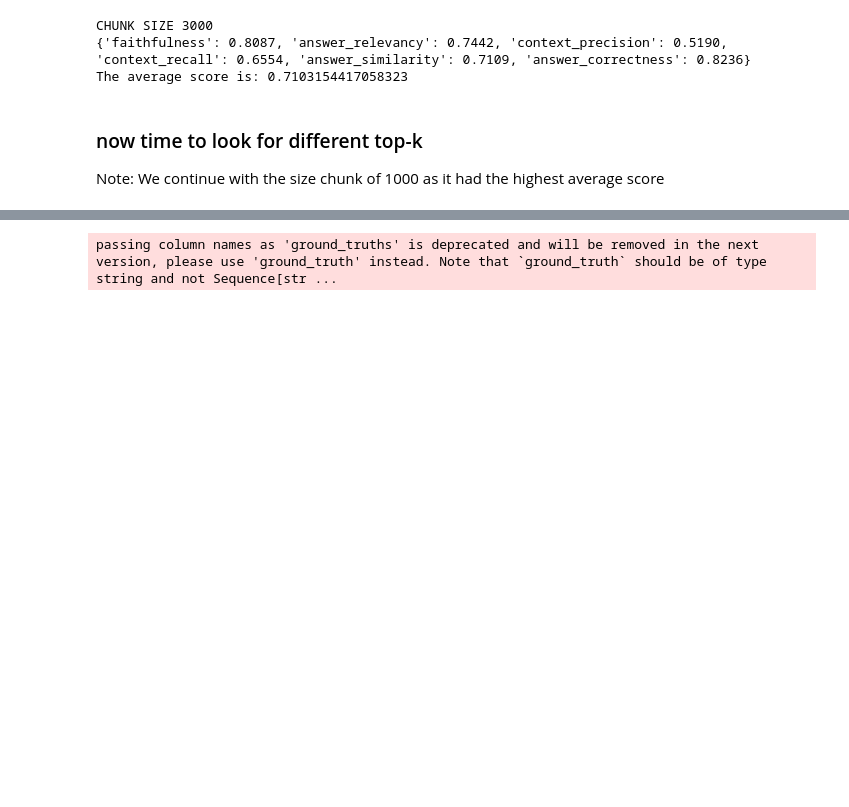
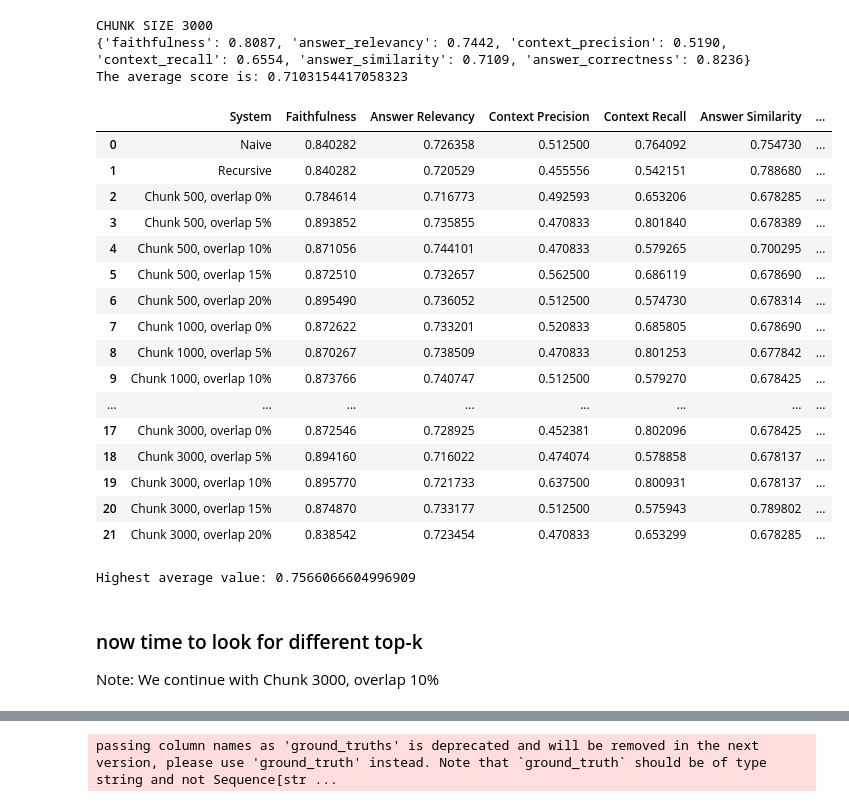
Before and after one commit to misslapina123/thesis-rag, a Jupyter notebook: reports/ballad_reporting.ipynb, the cells around one changed output, grey strips where cells are left out. Cells and saved outputs as stored; diff of their text form; code cells hidden in the pictures; blank space fills up the shorter version.

Commit message:
Reporting/analysis of ballad done

```diff
--- a/reports/ballad_reporting.ipynb
+++ b/reports/ballad_reporting.ipynb
@@ -249,7 +285,7 @@ db_naive = Chroma(persist_directory = "../ballad/vectordb/naive", embedding_func
 retriever_naive = db_naive.as_retriever()
 # %%
-template = """{question}.
-Provided context {context}."""
+template = """User input {question}.
+Context {context}."""
 prompt = ChatPromptTemplate.from_template(template)
 # %%
 answers_naive = []
@@ -271,6 +309,6 @@ for query in questions:
 # %%
-result_naive_rag = evaluation_rag(questions, answers_naive, contexts_naive, ground_truths)
+result_naive_rag = evaluate_system("Naive", questions, answers_naive, contexts_naive, ground_truths)
+results_df = pd.concat([results_df, result_naive_rag], ignore_index=True)
 print(result_naive_rag)
-avg_result_naive_rag, dict_result_naive_rag = dictionary(result_naive_rag)
 # %% [output]
 passing column names as 'ground_truths' is deprecated and will be removed in the next version, please use 'ground_truth' instead. Note that `ground_truth` should be of type string and not Sequence[str ...
@@ -319,0 +355,4 @@ The average score is: 0.6902103845750811
+# %%
+result_recursive = evaluate_system("Recursive", questions, answers_naive, contexts_naive, ground_truths)
+results_df = pd.concat([results_df, result_recursive], ignore_index=True)
+result_recursive
@@ -344,0 +391,30 @@ def run_and_evaluate(retriever, prompt, llm):
+# %%
+chunk_sizes = [500, 1000, 2000, 3000]
+overlap_percentages = [0, 5, 10, 15, 20]
+
+for chunk_size in chunk_sizes:
+    for overlap_percentage in overlap_percentages:
+        # Calculate overlap based on percentage
+        chunk_overlap = int(chunk_size * overlap_percentage / 100)
+
+        # Create text splitter
+        # text_splitter = RecursiveCharacterTextSplitter.from_tiktoken_encoder(chunk_size=chunk_size, chunk_overlap=chunk_overlap)
+
+        # # Split documents
+        # chunks = text_splitter.split_documents(documents)
+
+        # Print number of chunks
+        print(f"Number of chunks for chunk size {chunk_size}, overlap {overlap_percentage}%")
+
+        # Create Chroma database
+        # db = Chroma.from_documents(chunks, embeddings_client, persist_directory=f"../ballad/vectordb-edit/chunking_{chunk_size}_{overlap_percentage}")
+        db = Chroma(persist_directory = "../ballad/vectordb/recursive_basic", embedding_function=embeddings_client)
+        # db.persist()
+
+        # Create retriever
+        retriever = db.as_retriever()
+
+        # Run and evaluate
+        result,results_df = run_and_evaluate(f"Chunk {chunk_size}, overlap {overlap_percentage}%", retriever, prompt, llm, results_df)
+        print(f"CHUNK SIZE {chunk_size}, {overlap_percentage}% overlap:")
+        print(result)
@@ -458,3 +615,23 @@ openai.BadRequestError: Error code: 400 - {'error': {'message': "The response wa
 CHUNK SIZE 3000
 {'faithfulness': 0.8087, 'answer_relevancy': 0.7442, 'context_precision': 0.5190, 'context_recall': 0.6554, 'answer_similarity': 0.7109, 'answer_correctness': 0.8236}
 The average score is: 0.7103154417058323
+# %%
+results_df
+# %% [output]
+|  | System | Faithfulness | Answer Relevancy | Context Precision | Context Recall | Answer Similarity | ... |
+| 0 | Naive | 0.840282 | 0.726358 | 0.512500 | 0.764092 | 0.754730 | ... |
+| 1 | Recursive | 0.840282 | 0.720529 | 0.455556 | 0.542151 | 0.788680 | ... |
+| 2 | Chunk 500, overlap 0% | 0.784614 | 0.716773 | 0.492593 | 0.653206 | 0.678285 | ... |
+| 3 | Chunk 500, overlap 5% | 0.893852 | 0.735855 | 0.470833 | 0.801840 | 0.678389 | ... |
+| 4 | Chunk 500, overlap 10% | 0.871056 | 0.744101 | 0.470833 | 0.579265 | 0.700295 | ... |
+| 5 | Chunk 500, overlap 15% | 0.872510 | 0.732657 | 0.562500 | 0.686119 | 0.678690 | ... |
+| 6 | Chunk 500, overlap 20% | 0.895490 | 0.736052 | 0.512500 | 0.574730 | 0.678314 | ... |
+| 7 | Chunk 1000, overlap 0% | 0.872622 | 0.733201 | 0.520833 | 0.685805 | 0.678690 | ... |
+| 8 | Chunk 1000, overlap 5% | 0.870267 | 0.738509 | 0.470833 | 0.801253 | 0.677842 | ... |
+| 9 | Chunk 1000, overlap 10% | 0.873766 | 0.740747 | 0.512500 | 0.579270 | 0.678425 | ... |
+| ... | ... | ... | ... | ... | ... | ... | ... |
+| 17 | Chunk 3000, overlap 0% | 0.872546 | 0.728925 | 0.452381 | 0.802096 | 0.678425 | ... |
+| 18 | Chunk 3000, overlap 5% | 0.894160 | 0.716022 | 0.474074 | 0.578858 | 0.678137 | ... |
+| 19 | Chunk 3000, overlap 10% | 0.895770 | 0.721733 | 0.637500 | 0.800931 | 0.678137 | ... |
+| 20 | Chunk 3000, overlap 15% | 0.874870 | 0.733177 | 0.512500 | 0.575943 | 0.789802 | ... |
+| 21 | Chunk 3000, overlap 20% | 0.838542 | 0.723454 | 0.470833 | 0.653299 | 0.678285 | ... |
@@ -461,4 +640,9 @@ The average score is: 0.7103154417058323
+# %%
+highest_average = results_df["Average"].max()
+print("Highest average value:", highest_average)
+# %% [output]
+Highest average value: 0.7566066604996909
 # %% [markdown]
 ### now time to look for different top-k
 
-Note: We continue with the size chunk of 1000 as it had the highest average score
+Note: We continue with Chunk 3000, overlap 10%
```
Also changed, not shown: parts of 65 cells of this notebook, 3 other files.
